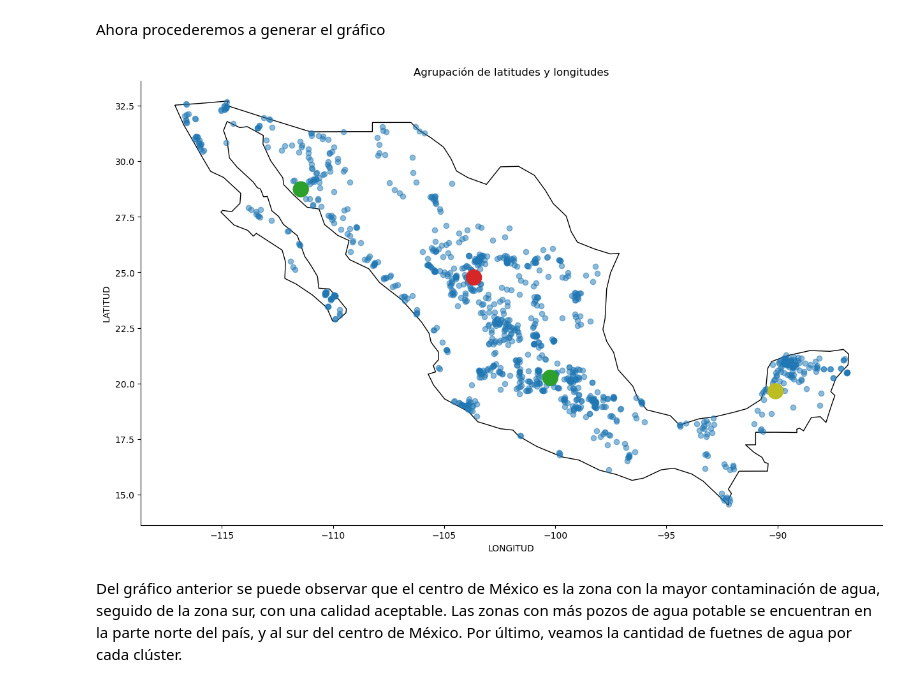
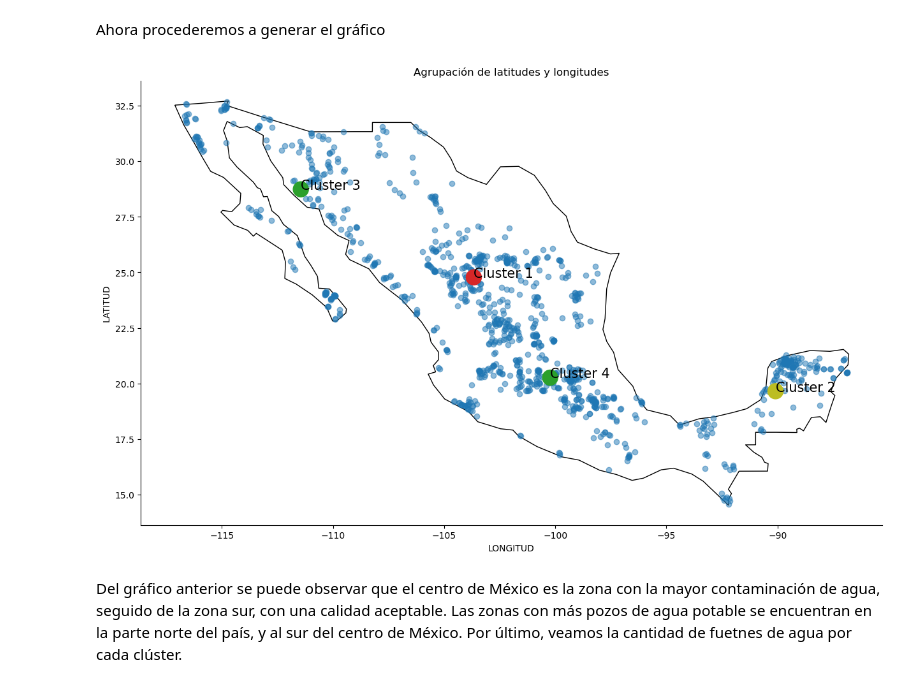
Before and after one commit to PosgradoMNA/actividades-del-projecto-equipo_102, a Jupyter notebook: Reto/aguas-subterraneas.ipynb, the cells around one changed output. Cells and saved outputs as stored; diff of their text form; code cells hidden in the pictures.

Commit message:
labels de los clústers

```diff
--- a/Reto/aguas-subterraneas.ipynb
+++ b/Reto/aguas-subterraneas.ipynb
@@ -784,19 +792,22 @@ Ahora procederemos a generar el gráfico
 # %%
 from pandas.core.internals.concat import concat_arrays
 
 fig, gax = plt.subplots(figsize=(15,10))
 world.query("name == 'Mexico'").plot(ax = gax, edgecolor='black', color='white')
 gdf.plot(ax=gax, color='tab:blue', alpha = 0.5)
+
+for i,label in enumerate(['Cluster 1', 'Cluster 2', 'Cluster 3', 'Cluster 4']):
+    plt.text(df_centers.iloc[i][0], df_centers.iloc[i][1], label, fontsize = 15)
 geo_df.plot(ax=gax, color=df_centers.Semaforo.map(color_map), alpha = 1, markersize = 300)
 
 gax.set_xlabel('LONGITUD')
 gax.set_ylabel('LATITUD')
 gax.set_title('Agrupación de latitudes y longitudes')
 gax.spines['top'].set_visible(False)
 gax.spines['right'].set_visible(False)
 plt.show()
 # %% [output]
-[figure, old version]
+[figure, new version]
 # %% [markdown]
 Del gráfico anterior se puede observar que el centro de México es la zona con la mayor contaminación de agua, seguido de la zona sur, con una calidad aceptable. Las zonas con más pozos de agua potable se encuentran en la parte norte del país, y al sur del centro de México. Por último, veamos la cantidad de fuetnes de agua por cada clúster.
 # %%
```
Also changed, not shown: parts of 11 cells of this notebook.
